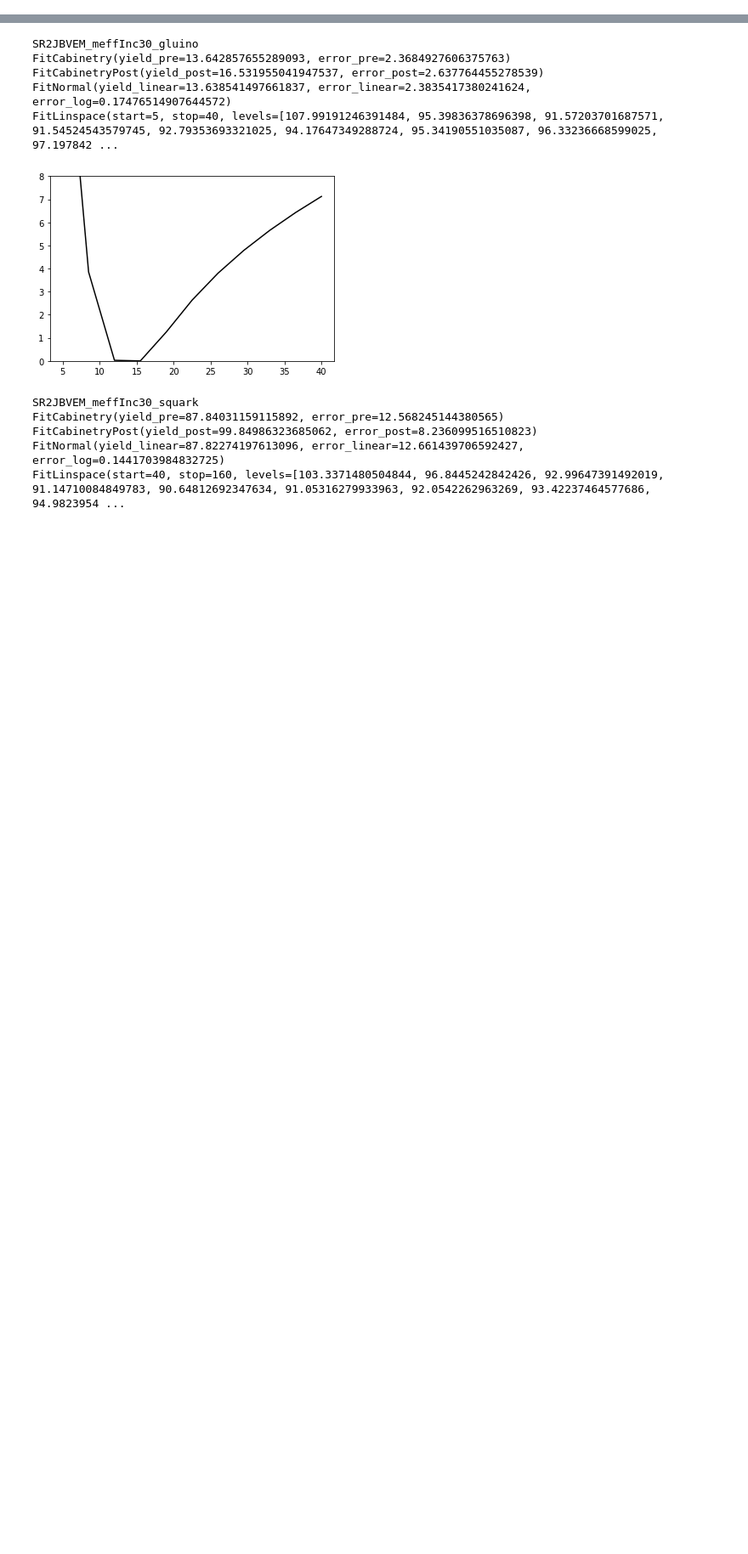
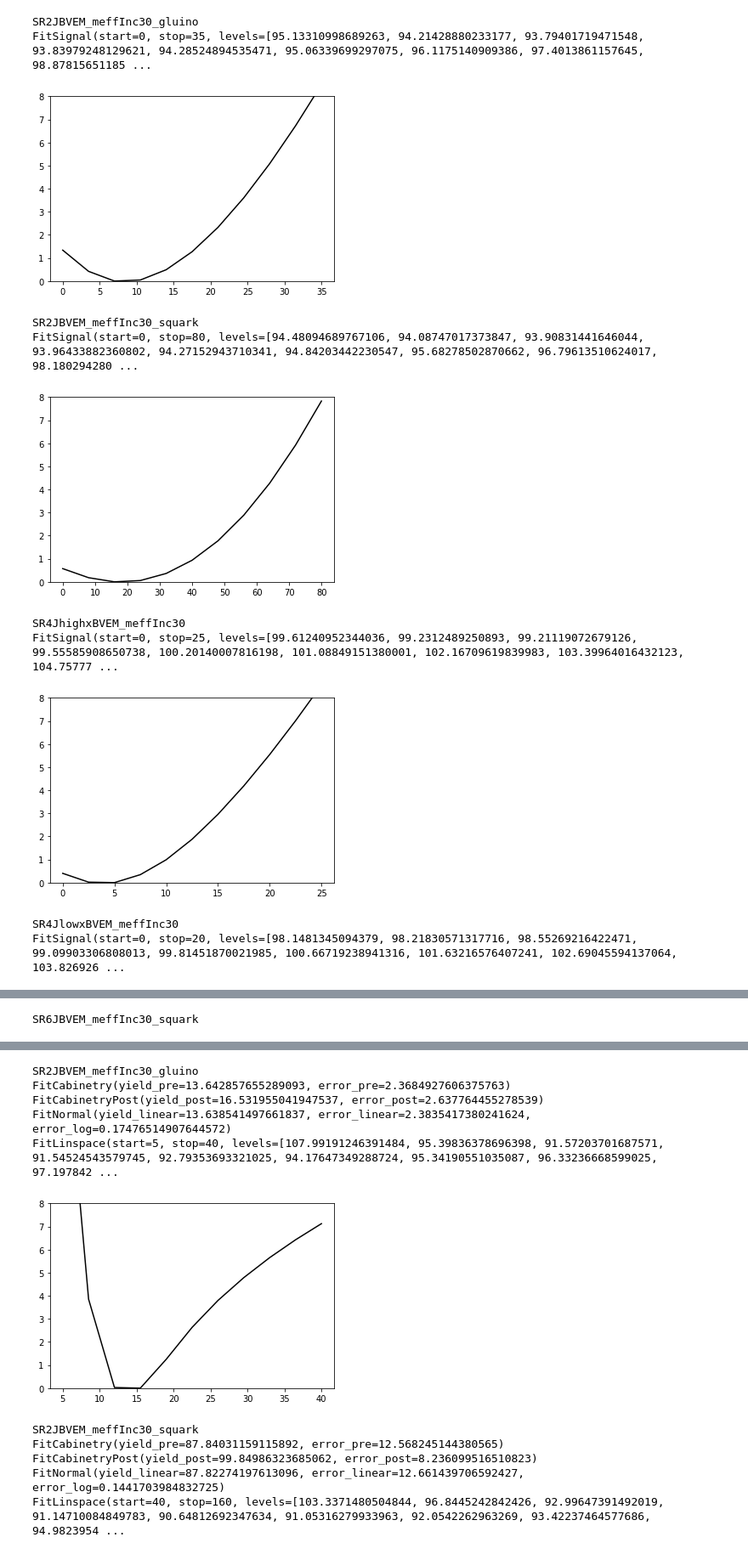
Before and after one commit to Rupt/interval-evidence, a Jupyter notebook: new_search_example_ins1839446.ipynb, the cells around one changed output, grey strips where cells are left out. Shown at 85% size. Cells and saved outputs as stored; diff of their text form; code cells hidden in the pictures; blank space fills up the shorter version.

Commit message:
prepare 1ljets signal scan

```diff
--- a/new_search_example.ipynb
+++ b/new_search_example_ins1839446.ipynb
@@ -21,4 +22,4 @@ from pyhf_stuff import (
     blind,
 )
 # %%
-BASE = "/home/tombs/Cambridge/interval-evidence/searches/ins1839446/"
+BASEPATH = "/home/tombs/Cambridge/interval-evidence/searches/ins1839446/"
@@ -24,0 +28,46 @@ BASE = "/home/tombs/Cambridge/interval-evidence/searches/ins1839446/"
+# %%
+def main():
+    region_name_to_scan = {
+        "SR2JBVEM_meffInc30_gluino": (0, 35),
+        "SR2JBVEM_meffInc30_squark": (0, 80),
+        "SR4JhighxBVEM_meffInc30": (0, 25),
+        "SR4JlowxBVEM_meffInc30": (0, 20),
+        "SR6JBVEM_meffInc30_gluino": (0, 12),
+        "SR6JBVEM_meffInc30_squark": (0, 15),
+    }
+
+    for name, (lo, hi) in region_name_to_scan.items():
+        print(name)
+        dump_region(name, lo, hi)
+
+
+def dump_region(name, lo, hi, nbins=10):
+    dir_region = os.path.join(BASEPATH, name)
+    region_1 = region.Region.load(dir_region)
+
+    dir_fit = os.path.join(dir_region, "fit")
+
+    sig = fit_signal.fit(region_1, lo, hi, nbins + 1)
+    print(sig)
+
+    levels = numpy.array(sig.levels)
+    levels -= levels.min()
+
+    x = numpy.linspace(sig.start, sig.stop, len(levels))
+    pyplot.plot(x, levels, "k")
+    pyplot.ylim(0, 8)
+    pyplot.show()
+
+main()
+# %% [output]
+SR2JBVEM_meffInc30_gluino
+FitSignal(start=0, stop=35, levels=[95.13310998689263, 94.21428880233177, 93.79401719471548, 93.83979248129621, 94.28524894535471, 95.06339699297075, 96.1175140909386, 97.4013861157645, 98.87815651185 ...
+[figure, added]
+SR2JBVEM_meffInc30_squark
+FitSignal(start=0, stop=80, levels=[94.48094689767106, 94.08747017373847, 93.90831441646044, 93.96433882360802, 94.27152943710341, 94.84203442230547, 95.68278502870662, 96.79613510624017, 98.180294280 ...
+[figure, added]
+SR4JhighxBVEM_meffInc30
+FitSignal(start=0, stop=25, levels=[99.61240952344036, 99.2312489250893, 99.21119072679126, 99.55585908650738, 100.20140007816198, 101.08849151380001, 102.16709619839983, 103.39964016432123, 104.75777 ...
+[figure, added]
+SR4JlowxBVEM_meffInc30
+FitSignal(start=0, stop=20, levels=[98.1481345094379, 98.21830571317716, 98.55269216422471, 99.09903306808013, 99.81451870021985, 100.66719238941316, 101.63216576407241, 102.69045594137064, 103.826926 ...
@@ -24,0 +78 @@ BASE = "/home/tombs/Cambridge/interval-evidence/searches/ins1839446/"
+SR6JBVEM_meffInc30_squark
```
Also changed, not shown: parts of 9 cells of this notebook, 2 other files.
